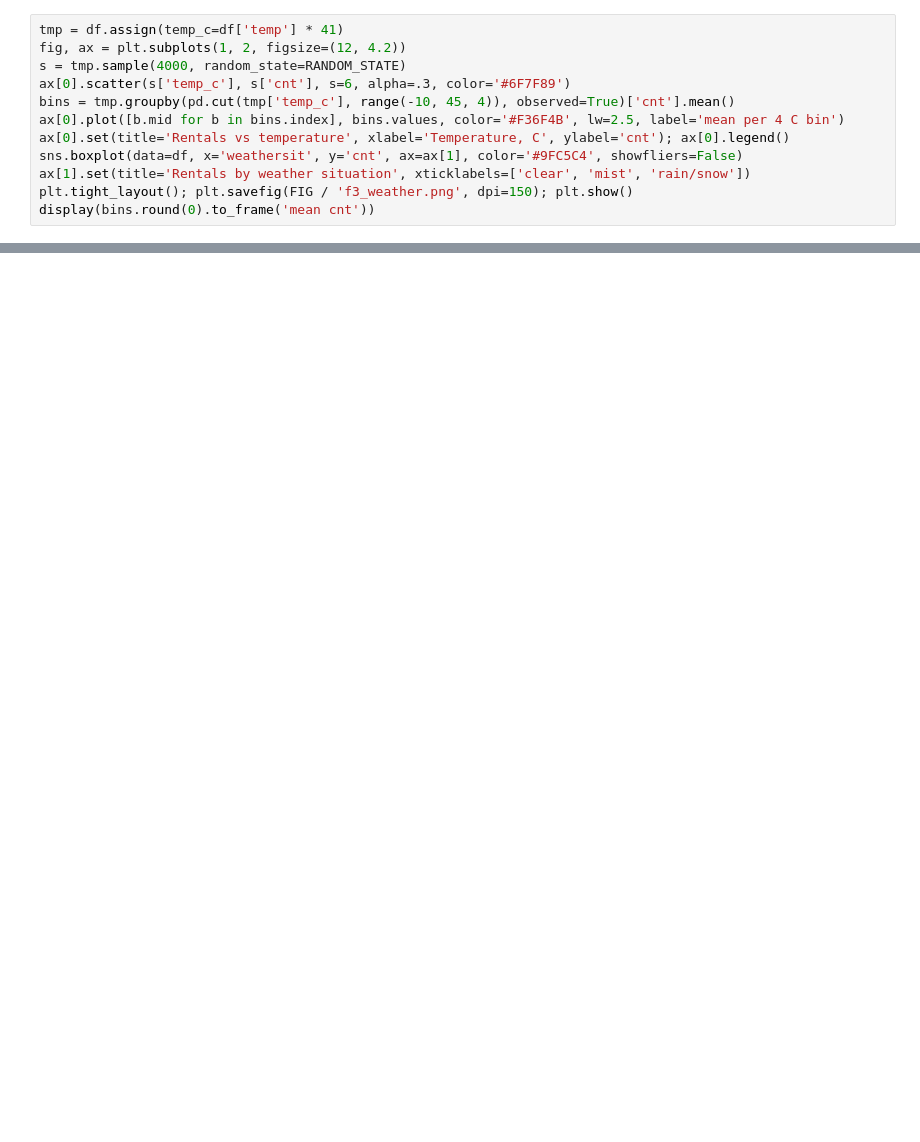
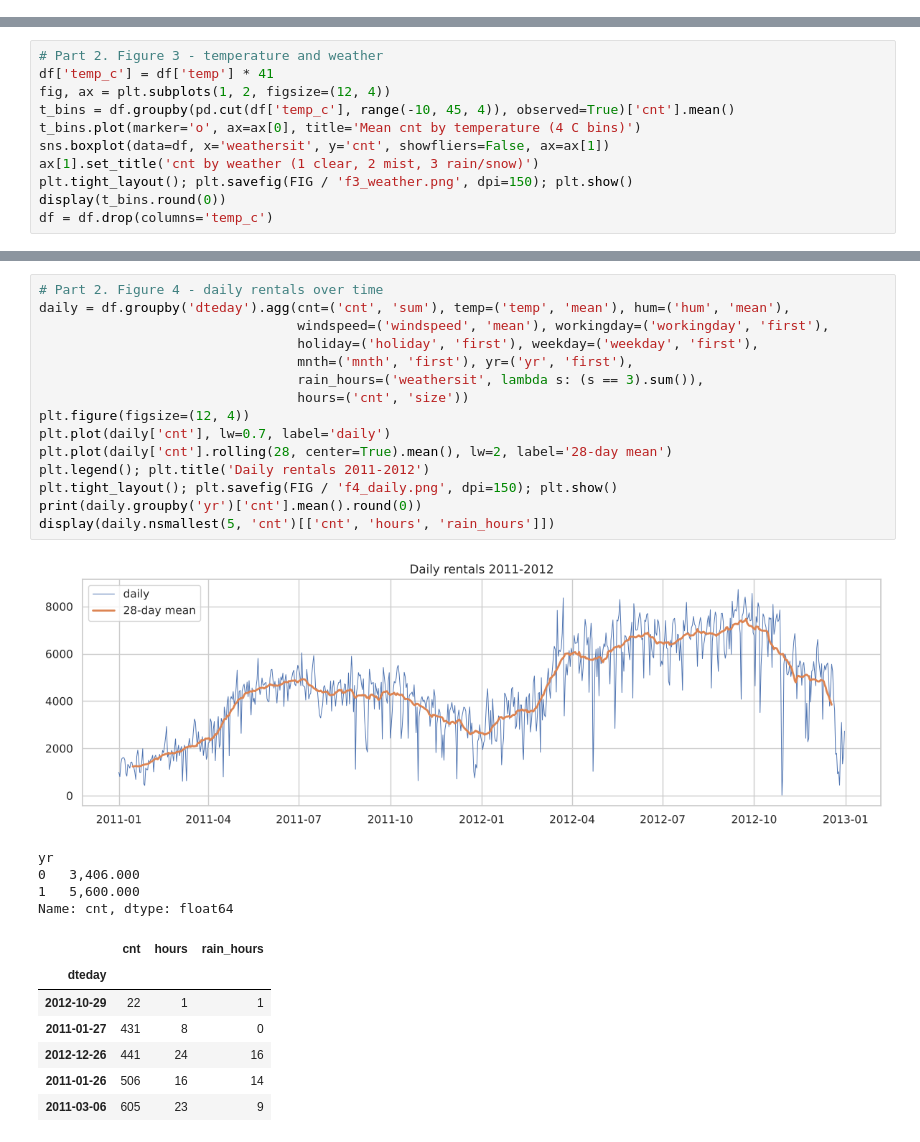
Before and after one commit to aktanseraliyev-beep/first, a Jupyter notebook: final_exam/final_exam_bike_sharing.ipynb, the cells around one changed output, grey strips where cells are left out. Saved outputs shown, nothing was run; the diff lists cells and outputs as text; blank space fills up the shorter version.

```diff
--- a/final_exam/final_exam_bike_sharing.ipynb
+++ b/final_exam/final_exam_bike_sharing.ipynb
@@ -290,12 +0,0 @@ display(prof.loc[[8, 13, 17]].round(0))
-# %%
-tmp = df.assign(temp_c=df['temp'] * 41)
-fig, ax = plt.subplots(1, 2, figsize=(12, 4.2))
-s = tmp.sample(4000, random_state=RANDOM_STATE)
-ax[0].scatter(s['temp_c'], s['cnt'], s=6, alpha=.3, color='#6F7F89')
-bins = tmp.groupby(pd.cut(tmp['temp_c'], range(-10, 45, 4)), observed=True)['cnt'].mean()
-ax[0].plot([b.mid for b in bins.index], bins.values, color='#F36F4B', lw=2.5, label='mean per 4 C bin')
-ax[0].set(title='Rentals vs temperature', xlabel='Temperature, C', ylabel='cnt'); ax[0].legend()
-sns.boxplot(data=df, x='weathersit', y='cnt', ax=ax[1], color='#9FC5C4', showfliers=False)
-ax[1].set(title='Rentals by weather situation', xticklabels=['clear', 'mist', 'rain/snow'])
-plt.tight_layout(); plt.savefig(FIG / 'f3_weather.png', dpi=150); plt.show()
-display(bins.round(0).to_frame('mean cnt'))
@@ -853,0 +235,11 @@ Non-numeric columns: [] -> dates only, no free text
+# %%
+# Part 2. Figure 3 - temperature and weather
+df['temp_c'] = df['temp'] * 41
+fig, ax = plt.subplots(1, 2, figsize=(12, 4))
+t_bins = df.groupby(pd.cut(df['temp_c'], range(-10, 45, 4)), observed=True)['cnt'].mean()
+t_bins.plot(marker='o', ax=ax[0], title='Mean cnt by temperature (4 C bins)')
+sns.boxplot(data=df, x='weathersit', y='cnt', showfliers=False, ax=ax[1])
+ax[1].set_title('cnt by weather (1 clear, 2 mist, 3 rain/snow)')
+plt.tight_layout(); plt.savefig(FIG / 'f3_weather.png', dpi=150); plt.show()
+display(t_bins.round(0))
+df = df.drop(columns='temp_c')
@@ -853,0 +261,28 @@ Non-numeric columns: [] -> dates only, no free text
+# %%
+# Part 2. Figure 4 - daily rentals over time
+daily = df.groupby('dteday').agg(cnt=('cnt', 'sum'), temp=('temp', 'mean'), hum=('hum', 'mean'),
+                                 windspeed=('windspeed', 'mean'), workingday=('workingday', 'first'),
+                                 holiday=('holiday', 'first'), weekday=('weekday', 'first'),
+                                 mnth=('mnth', 'first'), yr=('yr', 'first'),
+                                 rain_hours=('weathersit', lambda s: (s == 3).sum()),
+                                 hours=('cnt', 'size'))
+plt.figure(figsize=(12, 4))
+plt.plot(daily['cnt'], lw=0.7, label='daily')
+plt.plot(daily['cnt'].rolling(28, center=True).mean(), lw=2, label='28-day mean')
+plt.legend(); plt.title('Daily rentals 2011-2012')
+plt.tight_layout(); plt.savefig(FIG / 'f4_daily.png', dpi=150); plt.show()
+print(daily.groupby('yr')['cnt'].mean().round(0))
+display(daily.nsmallest(5, 'cnt')[['cnt', 'hours', 'rain_hours']])
+# %% [output]
+[figure, added]
+yr
+0   3,406.000
+1   5,600.000
+Name: cnt, dtype: float64
+|  | cnt | hours | rain_hours |
+| dteday |  |  |  |
+| 2012-10-29 | 22 | 1 | 1 |
+| 2011-01-27 | 431 | 8 | 0 |
+| 2012-12-26 | 441 | 24 | 16 |
+| 2011-01-26 | 506 | 16 | 14 |
+| 2011-03-06 | 605 | 23 | 9 |
```
Also changed, not shown: parts of 80 cells of this notebook, 11 other files.
